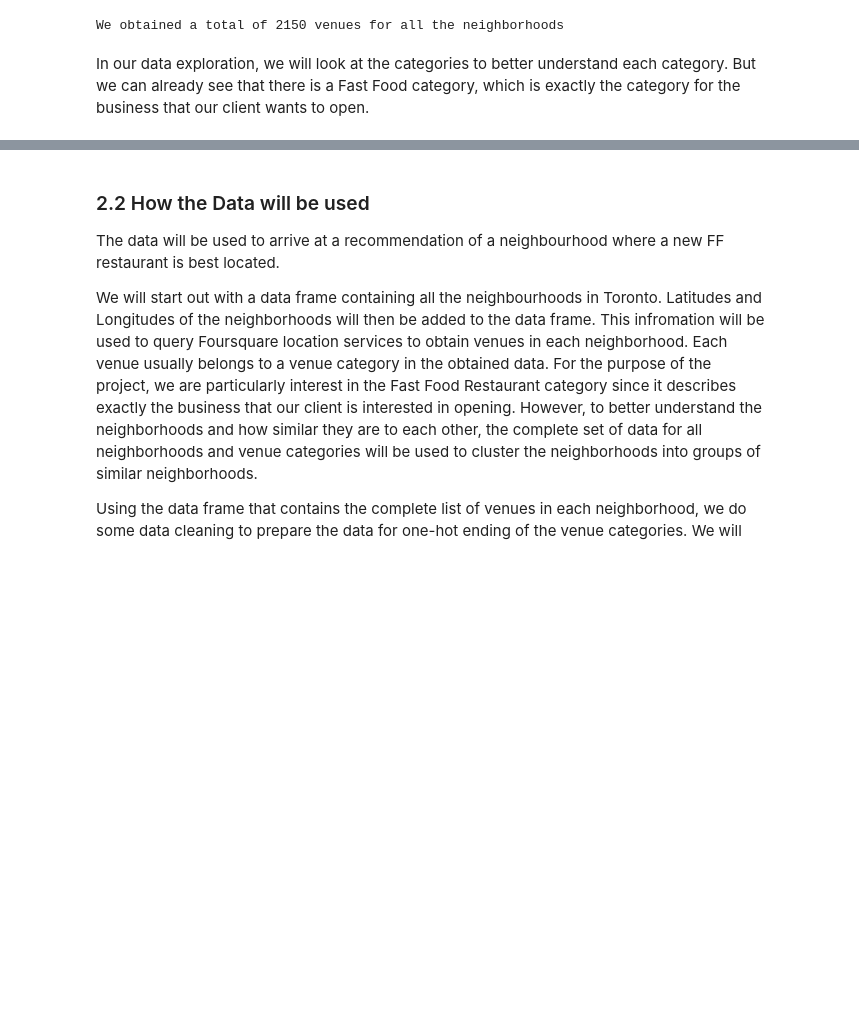
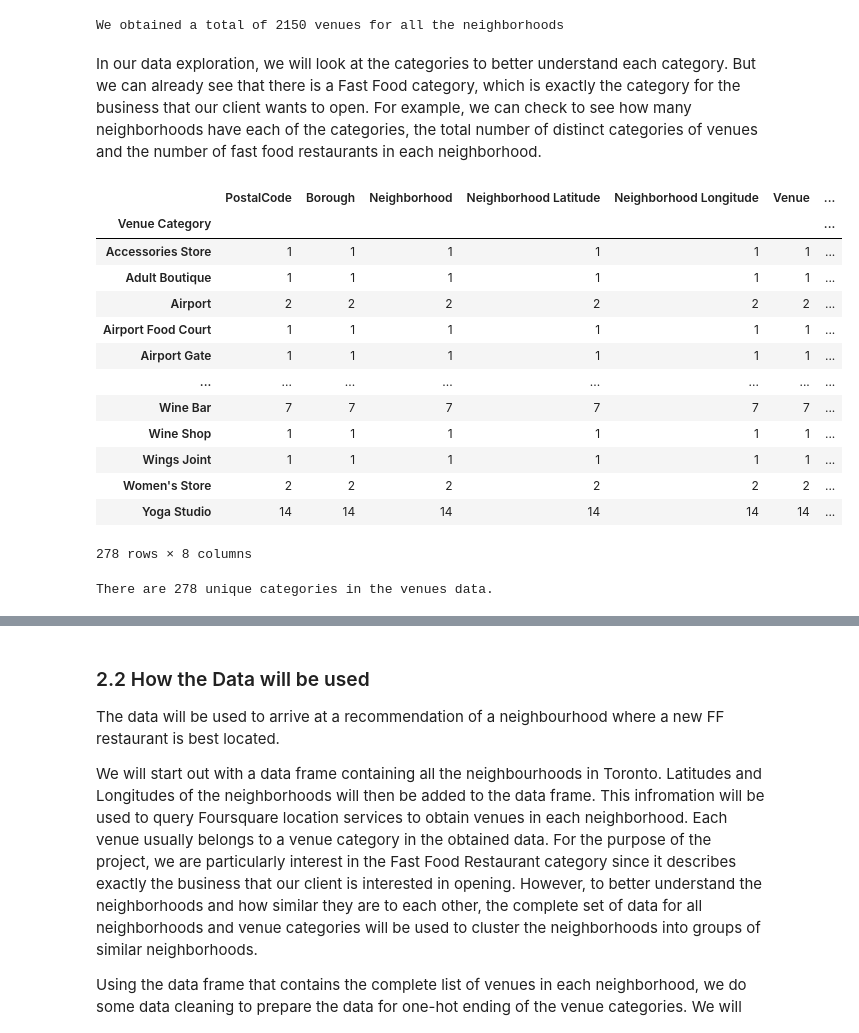
Before and after one commit to mfasan/Coursera_Capstone, a Jupyter notebook: Capstone_Toronto_fastFood_week1.ipynb, the cells around one changed output, grey strips where cells are left out. Saved outputs shown, nothing was run; the diff lists cells and outputs as text; code cells hidden in the pictures; blank space fills up the shorter version.

```diff
--- a/Capstone_Toronto_fastFood_week1.ipynb
+++ b/Capstone_Toronto_fastFood_week1.ipynb
@@ -216,4 +216,25 @@ print("We obtained a total of {} venues for all the neighborhoods".format(rows))
 # %% [output]
 We obtained a total of 2150 venues for all the neighborhoods
 # %% [markdown]
-In our data exploration, we will look at the categories to better understand each category. But we can already see that there is a Fast Food category, which is exactly the category for the business that our client wants to open.
+In our data exploration, we will look at the categories to better understand each category. But we can already see that there is a Fast Food category, which is exactly the category for the business that our client wants to open. For example, we can check to see how many neighborhoods have each of the categories, the total number of distinct categories of venues and the number of fast food restaurants in each neighborhood.
+# %%
+toronto_venues.groupby('Venue Category').count()
+# %% [output]
+|  | PostalCode | Borough | Neighborhood | Neighborhood Latitude | Neighborhood Longitude | Venue | ... |
+| Venue Category |  |  |  |  |  |  | ... |
+| Accessories Store | 1 | 1 | 1 | 1 | 1 | 1 | ... |
+| Adult Boutique | 1 | 1 | 1 | 1 | 1 | 1 | ... |
+| Airport | 2 | 2 | 2 | 2 | 2 | 2 | ... |
+| Airport Food Court | 1 | 1 | 1 | 1 | 1 | 1 | ... |
+| Airport Gate | 1 | 1 | 1 | 1 | 1 | 1 | ... |
+| ... | ... | ... | ... | ... | ... | ... | ... |
+| Wine Bar | 7 | 7 | 7 | 7 | 7 | 7 | ... |
+| Wine Shop | 1 | 1 | 1 | 1 | 1 | 1 | ... |
+| Wings Joint | 1 | 1 | 1 | 1 | 1 | 1 | ... |
+| Women's Store | 2 | 2 | 2 | 2 | 2 | 2 | ... |
+| Yoga Studio | 14 | 14 | 14 | 14 | 14 | 14 | ... |
+278 rows × 8 columns
+# %%
+print('There are {} unique categories in the venues data.'.format(len(toronto_venues['Venue Category'].unique())))
+# %% [output]
+There are 278 unique categories in the venues data.
```
Also changed, not shown: parts of 1 cell of this notebook.
